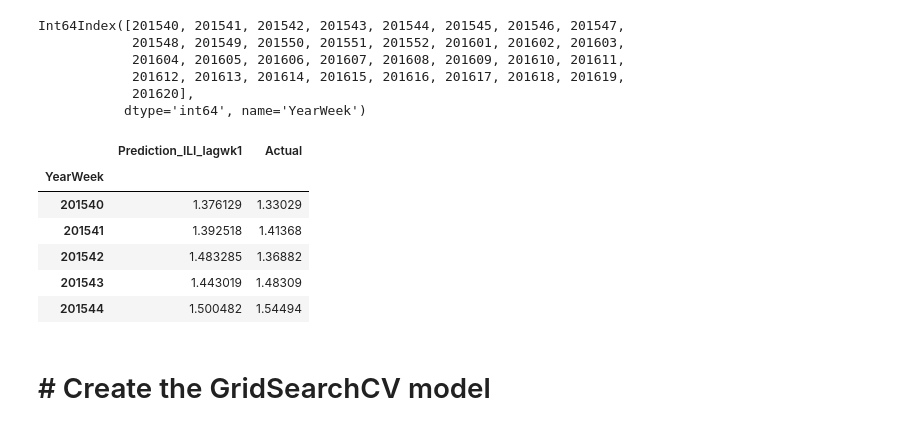
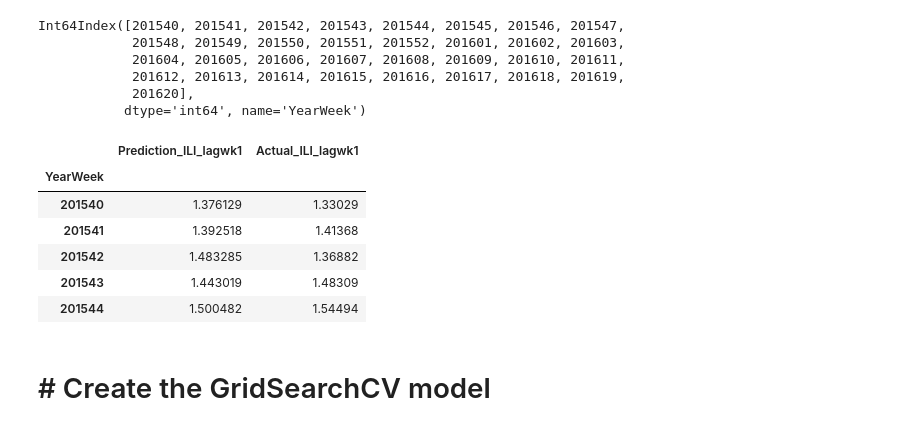
Before and after one commit to Anuujints/FinalUCBX, a Jupyter notebook: flu_indicator/data/ML_models_on week40-20epiweek/ILINet_by_ILIweek_Random_Forest_Regressor.ipynb, the cells around one changed output. Saved outputs shown, nothing was run; the diff lists cells and outputs as text; code cells hidden in the pictures.

```diff
--- a/flu_indicator/data/ML_models_on week40-20epiweek/ILINet_by_ILIweek_Random_Forest_Regressor.ipynb
+++ b/flu_indicator/data/ML_models_on week40-20epiweek/ILINet_by_ILIweek_Random_Forest_Regressor.ipynb
@@ -145,11 +154,11 @@ Int64Index([201540, 201541, 201542, 201543, 201544, 201545, 201546, 201547,
            dtype='int64', name='YearWeek')
 # %%
 # store prediction and actual to df
-pred_df = pd.DataFrame({"Prediction_ILI_lagwk1": predictions1, "Actual": y_test_unraveled}).reset_index(drop=True)
-pred_df.index = y_test.index
-pred_df.head()
+rreg1_pred_df = pd.DataFrame({"Prediction_ILI_lagwk1": predictions1, "Actual_ILI_lagwk1": y_test_unraveled}).reset_index(drop=True)
+rreg1_pred_df.index = y_test.index
+rreg1_pred_df.head()
 # %% [output]
-|  | Prediction_ILI_lagwk1 | Actual |
+|  | Prediction_ILI_lagwk1 | Actual_ILI_lagwk1 |
 | YearWeek |  |  |
 | 201540 | 1.376129 | 1.33029 |
 | 201541 | 1.392518 | 1.41368 |
```
Also changed, not shown: parts of 16 cells of this notebook, 7 other files.
